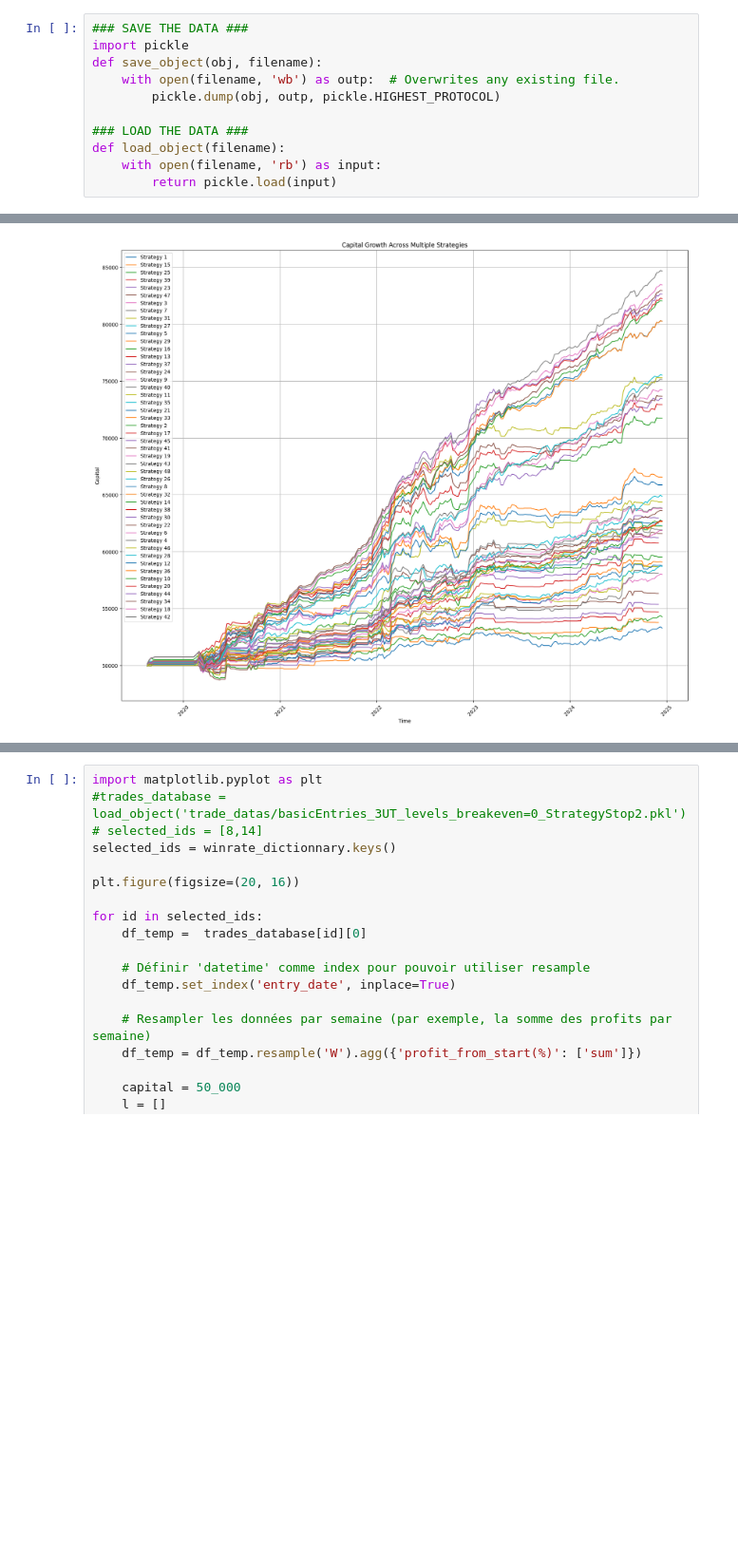
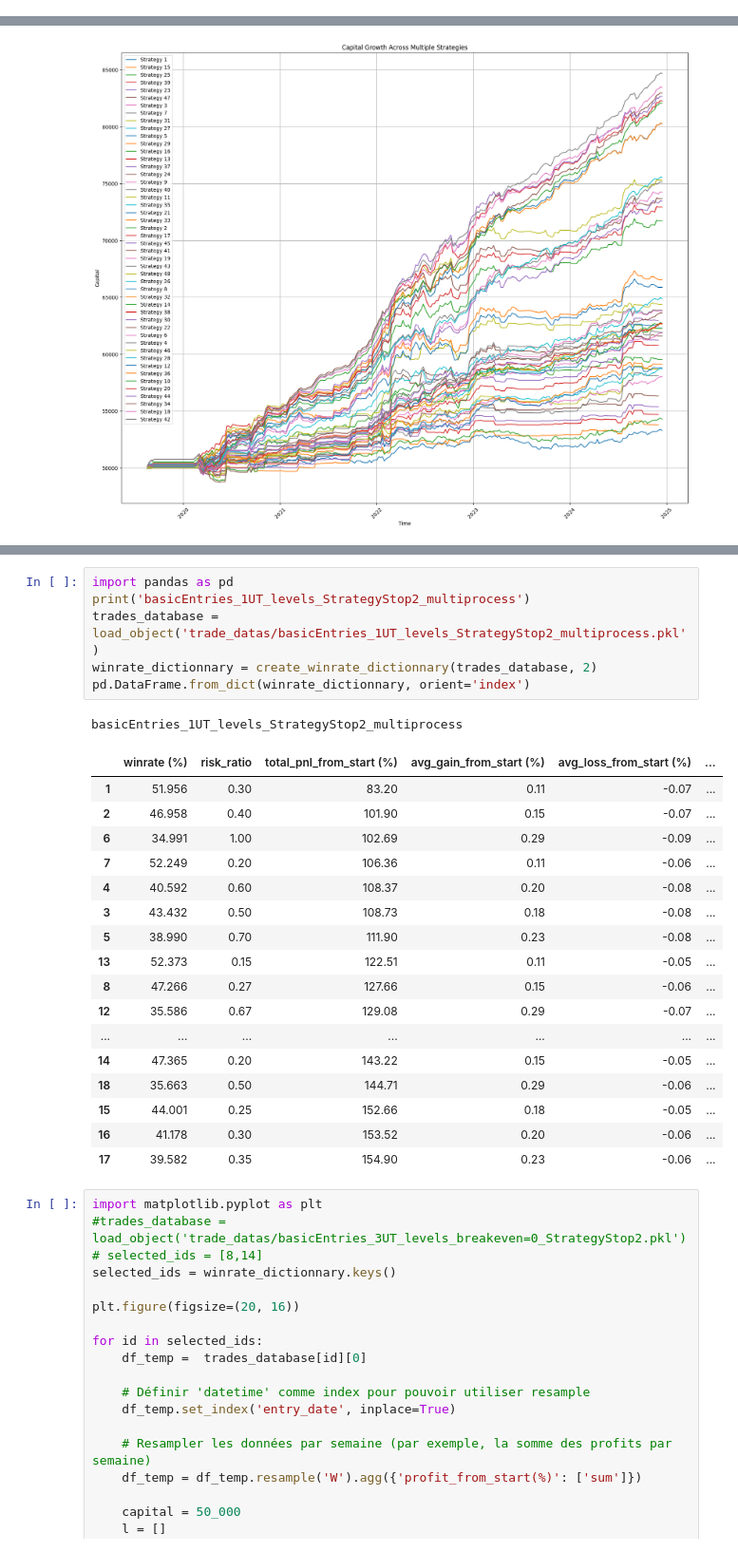
Before and after one commit to tessanix/Backtest_Trading, a Jupyter notebook: strategies_backtest.ipynb, the cells around one changed output, grey strips where cells are left out. Shown at 95% size. Cells and saved outputs as stored; diff of their text form; blank space fills up the shorter version.

```diff
--- a/strategies_backtest.ipynb
+++ b/strategies_backtest.ipynb
@@ -58,14 +72,3 @@ parameters: sl=100, tp=100, US_hours_only=True, sm=2 are being tested...
 iteration n°23 finished in 0:01:32.215368
 parameters: sl=100, tp=100, US_hours_only=False, sm=2 are being tested...
 iteration n°24 finished in 0:03:05.156446
-# %%
-### SAVE THE DATA ###
-import pickle
-def save_object(obj, filename):
-    with open(filename, 'wb') as outp:  # Overwrites any existing file.
-        pickle.dump(obj, outp, pickle.HIGHEST_PROTOCOL)
-
-### LOAD THE DATA ###
-def load_object(filename):
-    with open(filename, 'rb') as input:
-        return pickle.load(input)
@@ -161,6 +165,31 @@ basicEntries_1UT_levels_breakeven=0_StrategyStop2
 | 10 | 43.898 | 0.33 | 137.50 | 0.18 | -0.06 | ... |
 | 20 | 35.663 | 0.50 | 144.71 | 0.29 | -0.06 | ... |
 | 18 | 44.001 | 0.25 | 152.66 | 0.18 | -0.05 | ... |
+# %%
+import pandas as pd
+print('basicEntries_1UT_levels_StrategyStop2_multiprocess')
+trades_database = load_object('trade_datas/basicEntries_1UT_levels_StrategyStop2_multiprocess.pkl')
+winrate_dictionnary = create_winrate_dictionnary(trades_database, 2)
+pd.DataFrame.from_dict(winrate_dictionnary, orient='index')
+# %% [output]
+basicEntries_1UT_levels_StrategyStop2_multiprocess
+|  | winrate (%) | risk_ratio | total_pnl_from_start (%) | avg_gain_from_start (%) | avg_loss_from_start (%) | ... |
+| 1 | 51.956 | 0.30 | 83.20 | 0.11 | -0.07 | ... |
+| 2 | 46.958 | 0.40 | 101.90 | 0.15 | -0.07 | ... |
+| 6 | 34.991 | 1.00 | 102.69 | 0.29 | -0.09 | ... |
+| 7 | 52.249 | 0.20 | 106.36 | 0.11 | -0.06 | ... |
+| 4 | 40.592 | 0.60 | 108.37 | 0.20 | -0.08 | ... |
+| 3 | 43.432 | 0.50 | 108.73 | 0.18 | -0.08 | ... |
+| 5 | 38.990 | 0.70 | 111.90 | 0.23 | -0.08 | ... |
+| 13 | 52.373 | 0.15 | 122.51 | 0.11 | -0.05 | ... |
+| 8 | 47.266 | 0.27 | 127.66 | 0.15 | -0.06 | ... |
+| 12 | 35.586 | 0.67 | 129.08 | 0.29 | -0.07 | ... |
+| ... | ... | ... | ... | ... | ... | ... |
+| 14 | 47.365 | 0.20 | 143.22 | 0.15 | -0.05 | ... |
+| 18 | 35.663 | 0.50 | 144.71 | 0.29 | -0.06 | ... |
+| 15 | 44.001 | 0.25 | 152.66 | 0.18 | -0.05 | ... |
+| 16 | 41.178 | 0.30 | 153.52 | 0.20 | -0.06 | ... |
+| 17 | 39.582 | 0.35 | 154.90 | 0.23 | -0.06 | ... |
 # %%
 import matplotlib.pyplot as plt
 #trades_database = load_object('trade_datas/basicEntries_3UT_levels_breakeven=0_StrategyStop2.pkl')
```
Also changed, not shown: parts of 5 cells of this notebook, 6 other files.
